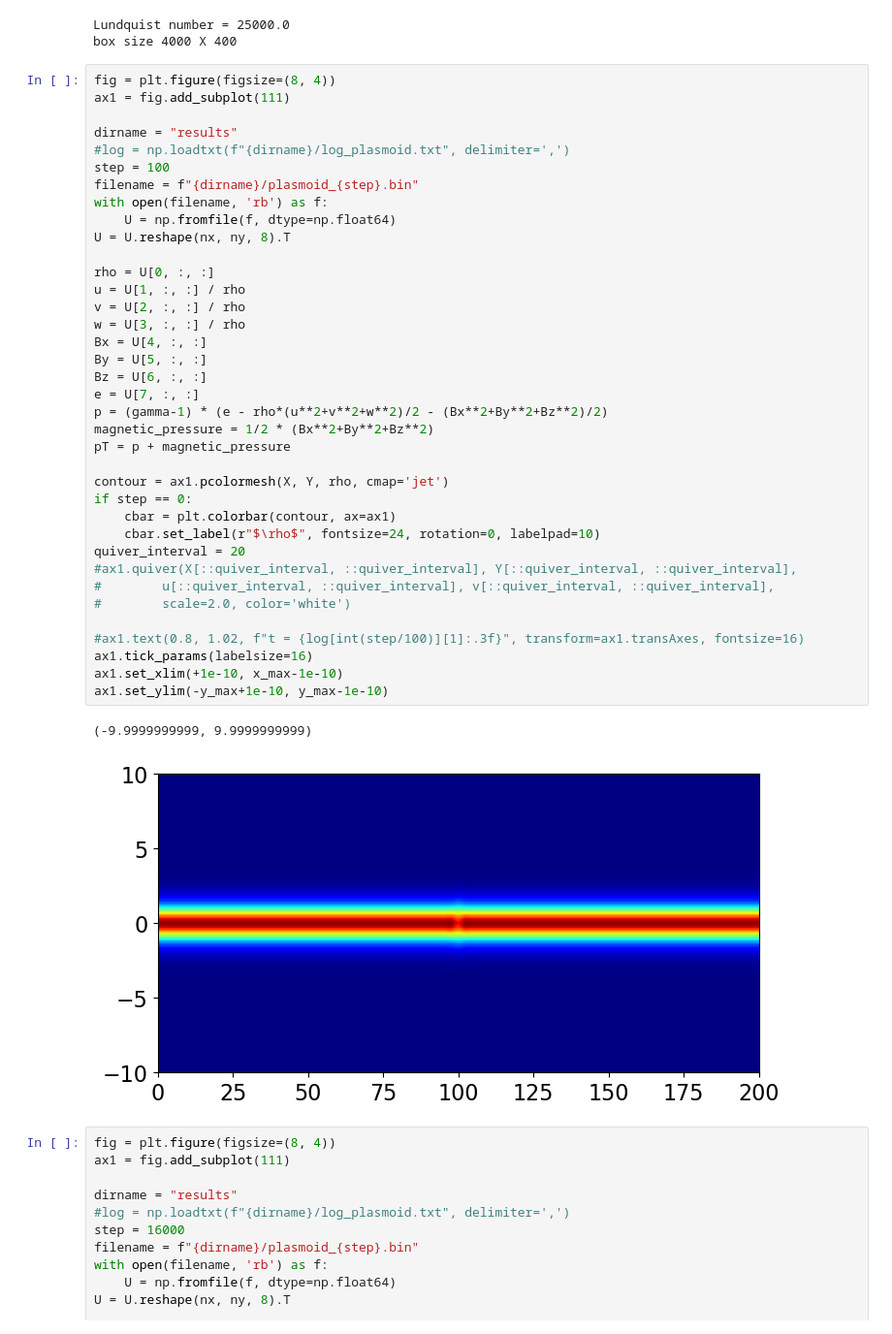
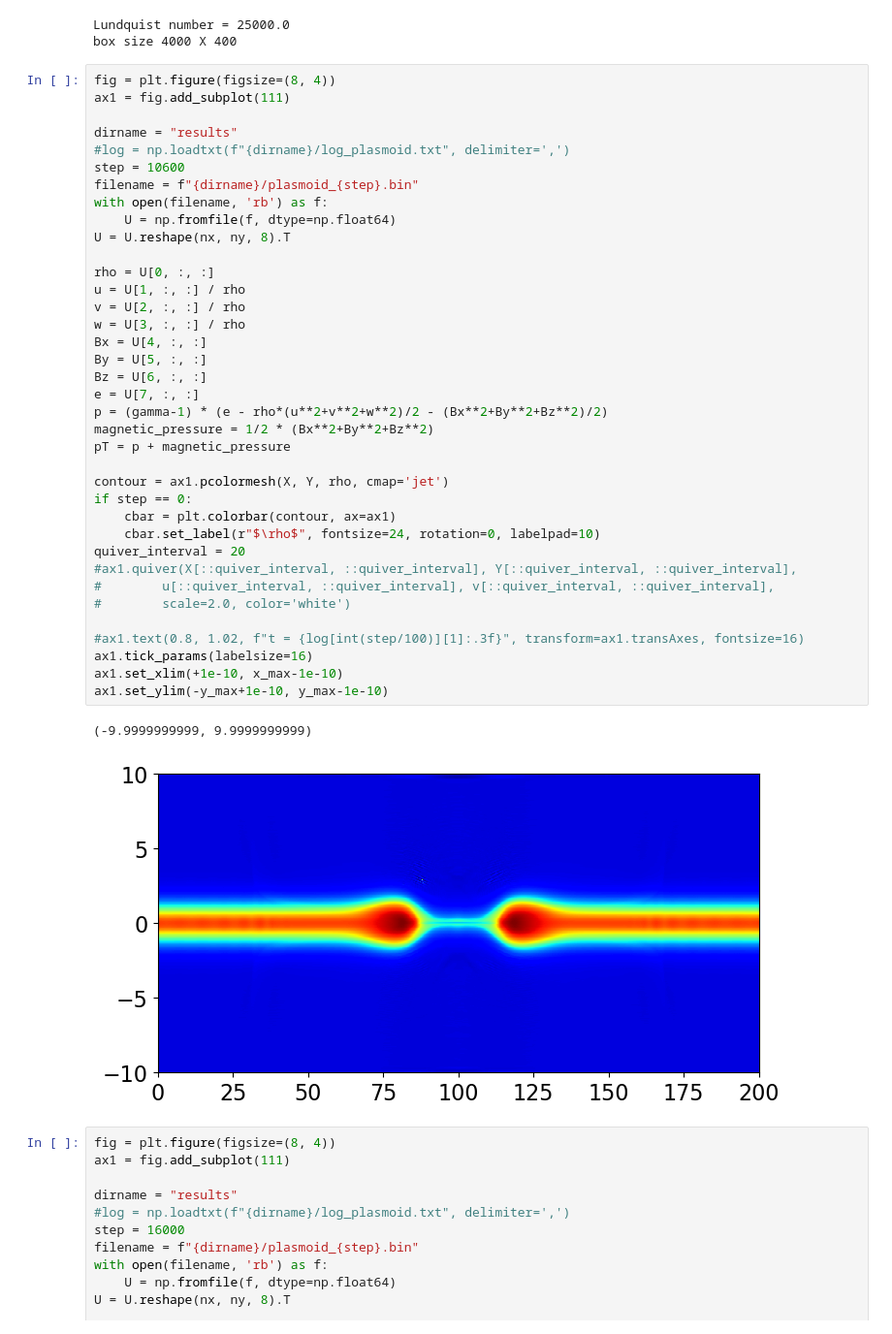
Before and after one commit to keita-akutagawa/ResistiveMHD_GPU, a Jupyter notebook: examples_2D/plasmoid/plasmoid.ipynb, the cells around one changed output. Shown at 97% size. Saved outputs shown, nothing was run; the diff lists cells and outputs as text.

```diff
--- a/examples_2D/plasmoid/plasmoid.ipynb
+++ b/examples_2D/plasmoid/plasmoid.ipynb
@@ -35,40 +35,40 @@ ax1 = fig.add_subplot(111)
 
 dirname = "results"
 #log = np.loadtxt(f"{dirname}/log_plasmoid.txt", delimiter=',')
-step = 100
+step = 10600
 filename = f"{dirname}/plasmoid_{step}.bin"
 with open(filename, 'rb') as f:
     U = np.fromfile(f, dtype=np.float64)
 U = U.reshape(nx, ny, 8).T
 
 rho = U[0, :, :]
 u = U[1, :, :] / rho
 v = U[2, :, :] / rho
 w = U[3, :, :] / rho
 Bx = U[4, :, :]
 By = U[5, :, :]
 Bz = U[6, :, :]
 e = U[7, :, :]
 p = (gamma-1) * (e - rho*(u**2+v**2+w**2)/2 - (Bx**2+By**2+Bz**2)/2)
 magnetic_pressure = 1/2 * (Bx**2+By**2+Bz**2)
 pT = p + magnetic_pressure
 
 contour = ax1.pcolormesh(X, Y, rho, cmap='jet')
 if step == 0:
     cbar = plt.colorbar(contour, ax=ax1)
     cbar.set_label(r"$\rho$", fontsize=24, rotation=0, labelpad=10)
 quiver_interval = 20
 #ax1.quiver(X[::quiver_interval, ::quiver_interval], Y[::quiver_interval, ::quiver_interval],
 #        u[::quiver_interval, ::quiver_interval], v[::quiver_interval, ::quiver_interval],
 #        scale=2.0, color='white')
 
 #ax1.text(0.8, 1.02, f"t = {log[int(step/100)][1]:.3f}", transform=ax1.transAxes, fontsize=16)
 ax1.tick_params(labelsize=16)
 ax1.set_xlim(+1e-10, x_max-1e-10)
 ax1.set_ylim(-y_max+1e-10, y_max-1e-10)
 # %% [output]
 (-9.9999999999, 9.9999999999)
-[figure, old version]
+[figure, new version]
 # %%
 fig = plt.figure(figsize=(8, 4))
 ax1 = fig.add_subplot(111)
```
Also changed, not shown: 1 other file.
